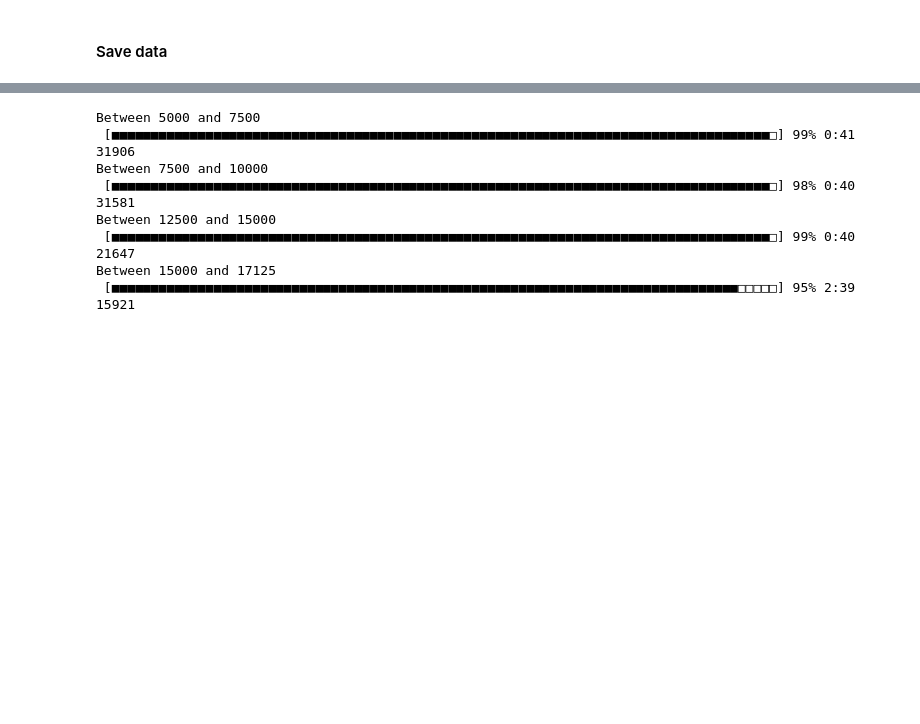
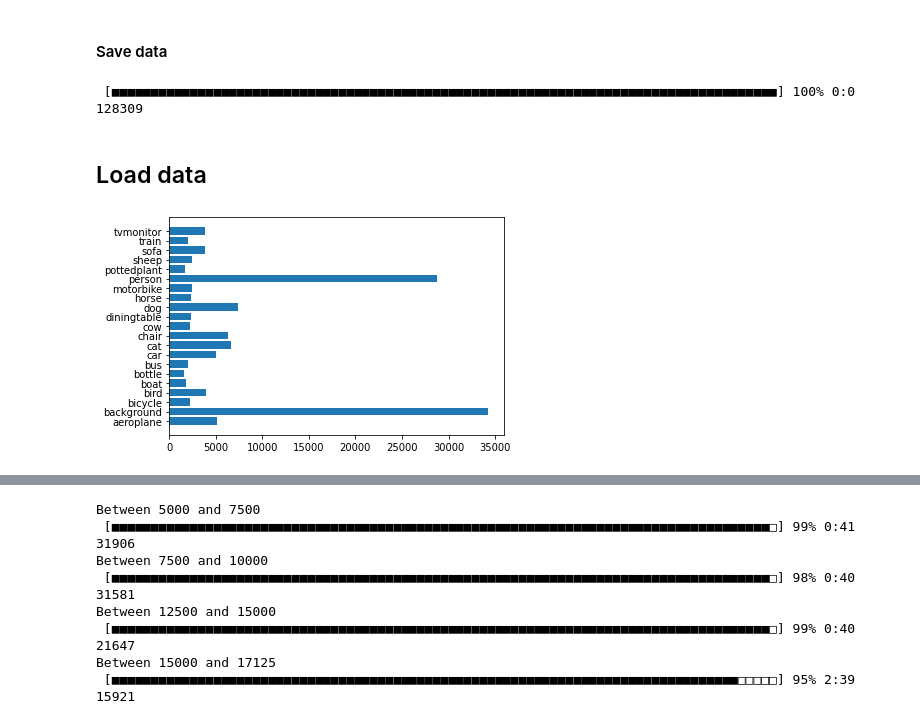
Before and after one commit to plorgue/jerry, a Jupyter notebook: r-cnn.ipynb, the cells around one changed output, grey strips where cells are left out. Saved outputs shown, nothing was run; the diff lists cells and outputs as text; code cells hidden in the pictures; blank space fills up the shorter version.

Commit message:
feat(rcnn): prepare data, build model, try to fine tune

```diff
--- a/r-cnn.ipynb
+++ b/r-cnn.ipynb
@@ -390,0 +386,6 @@ def save_array(array, path):
+# %%
+x_train_info, y_train = extract_data_for_training(0,df_anno.shape[0])
+# %% [output]
+ [■■■■■■■■■■■■■■■■■■■■■■■■■■■■■■■■■■■■■■■■■■■■■■■■■■■■■■■■■■■■■■■■■■■■■■■■■■■■■■■■■■■■■] 100% 0:0 128309
+# %% [markdown]
+## Load data
@@ -390,0 +397,23 @@ def save_array(array, path):
+# %%
+x_train_info = np.load('data/training_dataset/x_train_info.npy', allow_pickle=True)
+y_train = np.load('data/training_dataset/y_train.npy')
+# %%
+def draw_labels_in_y(y_train):
+    names = []
+    for y in y_train:
+        index = np.where(y == 1)[0]
+        if(index == 20): names.append("background")
+        else: names.append(labels[index][0])
+
+    unique, counts = np.unique(names, return_counts=True)
+
+    # for i in range(len(unique)):
+    #     print(f"{unique[i]}: {counts[i]}")
+
+    plt.barh(range(len(unique)),counts)
+    plt.yticks(range(len(unique)),unique)
+    plt.show()
+
+draw_labels_in_y(y_train)
+# %% [output]
+[figure, added]
```
Also changed, not shown: parts of 44 cells of this notebook.
